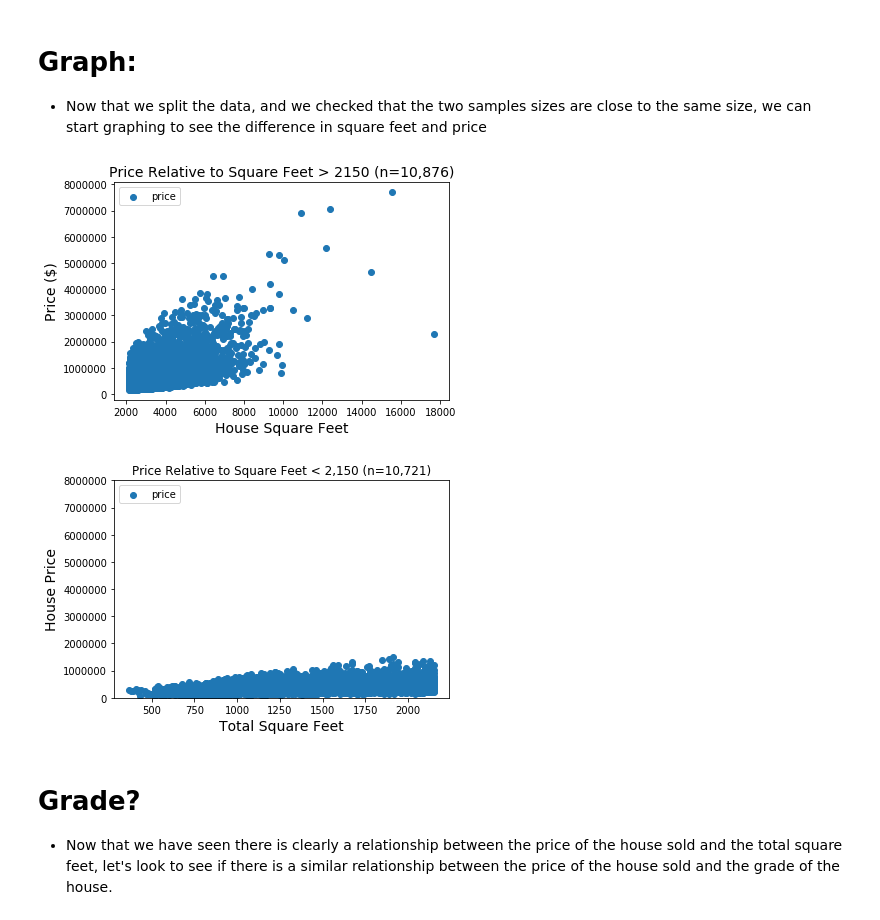
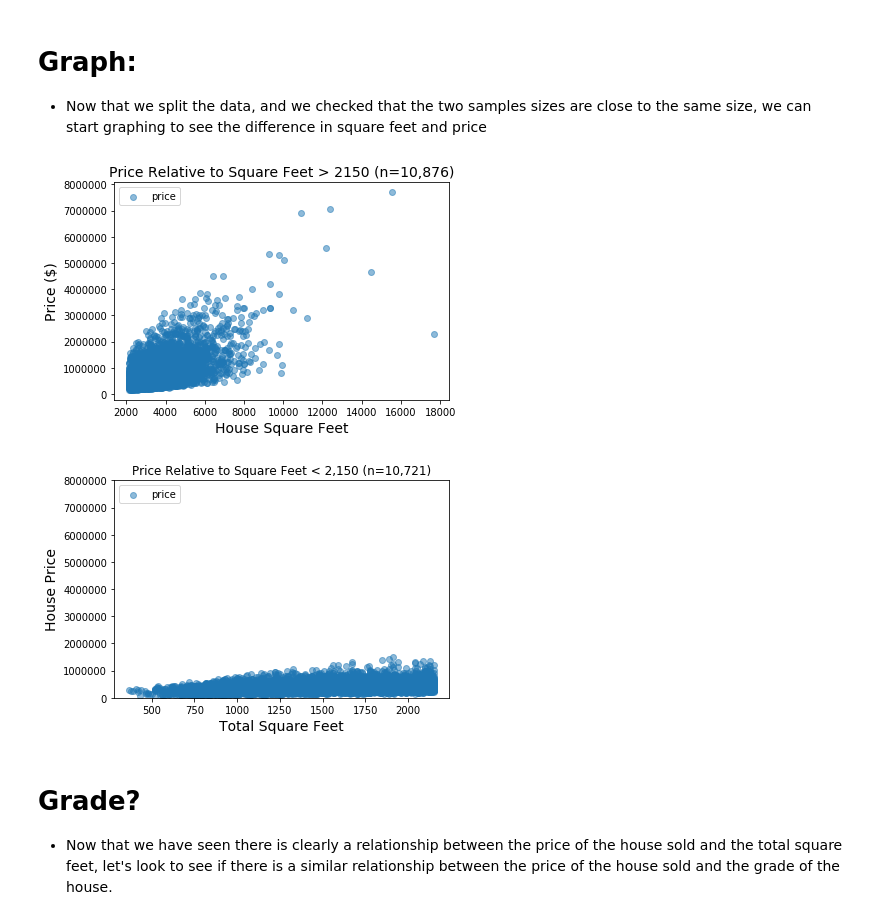
Before and after one commit to steeznation16/dsc-1-final-project-online-ds-ft-100118, a Jupyter notebook: student.ipynb, the cells around one changed output. Cells and saved outputs as stored; diff of their text form; code cells hidden in the pictures.

```diff
--- a/student.ipynb
+++ b/student.ipynb
@@ -238,19 +285,19 @@ print(len(below_2150))
 # %%
 # Graph the distribution of housing square feet relative to price to see relationship
 x = over_2150.sqft_total
 y = over_2150.price
-plt.scatter(x, y)
+plt.scatter(x, y, alpha=0.5)
 plt.xlabel('House Square Feet', fontsize=14)
 plt.ylabel('Price ($)', fontsize=14)
 plt.title('Price Relative to Square Feet > 2150 (n=10,876)', fontsize=14)
 plt.legend(loc=2);
 # %% [output]
-[figure, old version]
+[figure, new version]
 # %%
 # Change scale of y axis to represent same scale as the prior graph
 x = below_2150.sqft_total
 y = below_2150.price
-plt.scatter(x, y)
+plt.scatter(x, y, alpha=0.5)
 plt.ylim(0,8000000)
 plt.title('Price Relative to Square Feet < 2,150 (n=10,721)')
 plt.xlabel('Total Square Feet', fontsize=14)
@@ -258,7 +305,7 @@ plt.ylabel('House Price', fontsize=14)
 plt.legend(loc=2)
 plt.show();
 # %% [output]
-[figure, old version]
+[figure, new version]
 # %% [markdown]
 # Grade?
 - Now that we have seen there is clearly a relationship between the price of the house sold and the total square feet, let's look to see if there is a similar relationship between the price of the house sold and the grade of the house.
```
Also changed, not shown: parts of 24 cells of this notebook, 1 other file.
